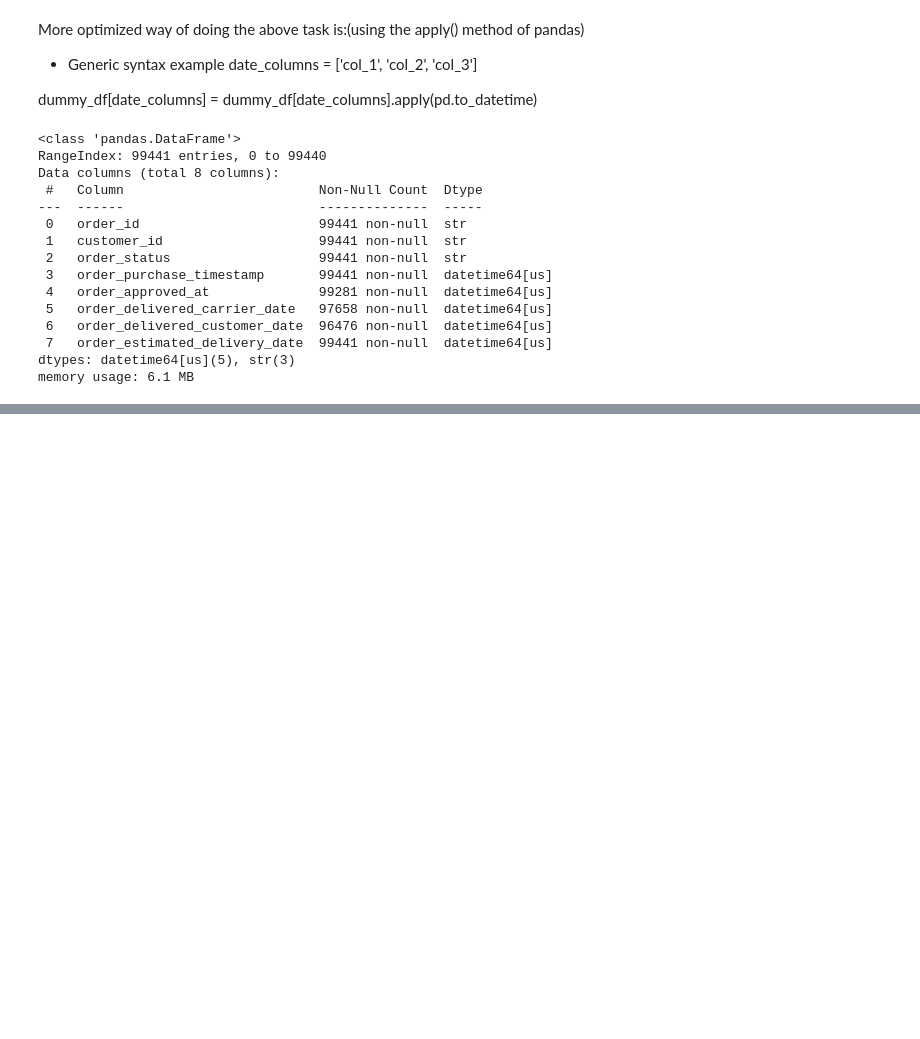
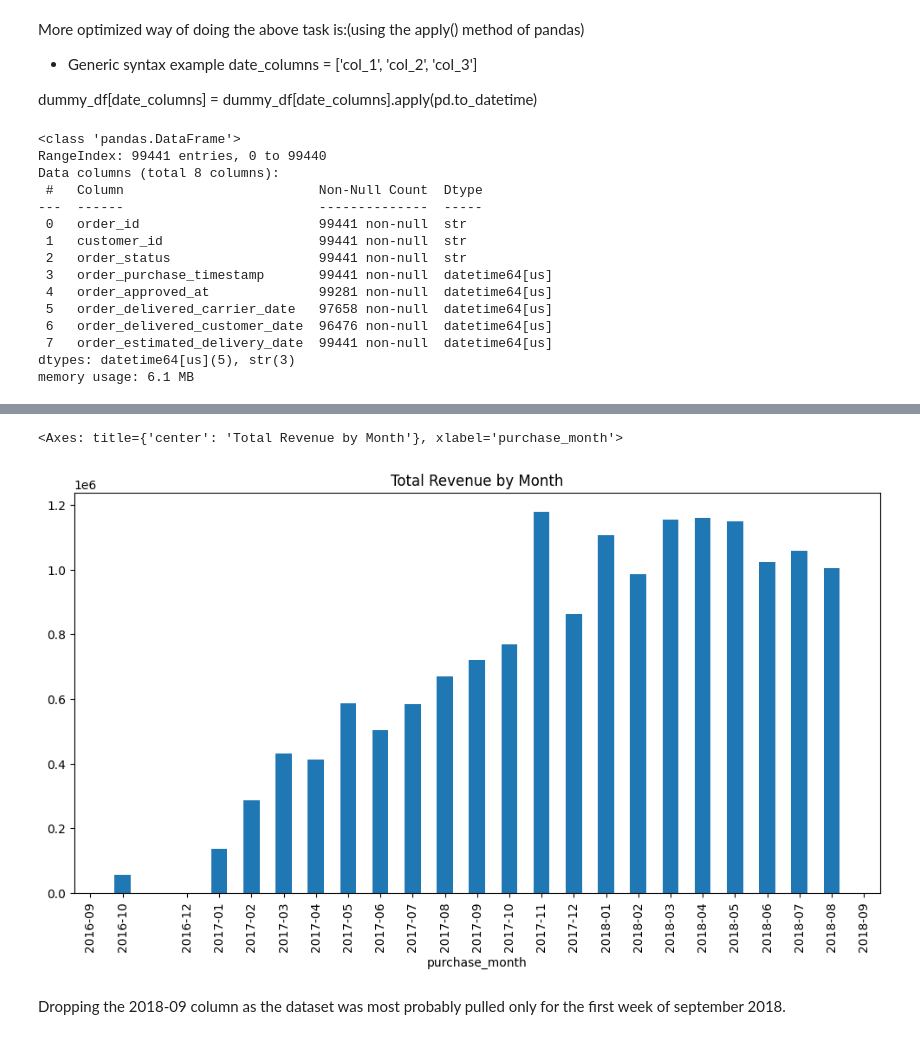
Before and after one commit to akulgarg7/ecommerce-analytics-project, a Jupyter notebook: notebooks/01_eda_and_cleaning.ipynb, the cells around one changed output, grey strips where cells are left out. Saved outputs shown, nothing was run; the diff lists cells and outputs as text; code cells hidden in the pictures; blank space fills up the shorter version.

```diff
--- a/notebooks/01_eda_and_cleaning.ipynb
+++ b/notebooks/01_eda_and_cleaning.ipynb
@@ -78,0 +109,2 @@ memory usage: 6.1 MB
+# %%
+merged_df = pd.merge(orders_df, order_items_df, on='order_id', how='inner')
@@ -78,0 +120,4 @@ memory usage: 6.1 MB
+# %%
+merged_df['shipping_limit_date'] = pd.to_datetime(merged_df['shipping_limit_date'])
+# %%
+merged_df['total_item_value'] = merged_df['price'] + merged_df['freight_value']
@@ -78,0 +137,2 @@ memory usage: 6.1 MB
+# %%
+merged_df['purchase_month'] = merged_df['order_purchase_timestamp'].dt.to_period('M')
@@ -78,0 +160,7 @@ memory usage: 6.1 MB
+# %%
+merged_df.groupby('purchase_month')['total_item_value'].sum().plot(kind='bar', figsize=(12, 6), title='Total Revenue by Month')
+# %% [output]
+<Axes: title={'center': 'Total Revenue by Month'}, xlabel='purchase_month'>
+[figure, added]
+# %% [markdown]
+Dropping the 2018-09 column as the dataset was most probably pulled only for the first week of september 2018.
```
Also changed, not shown: parts of 20 cells of this notebook.
